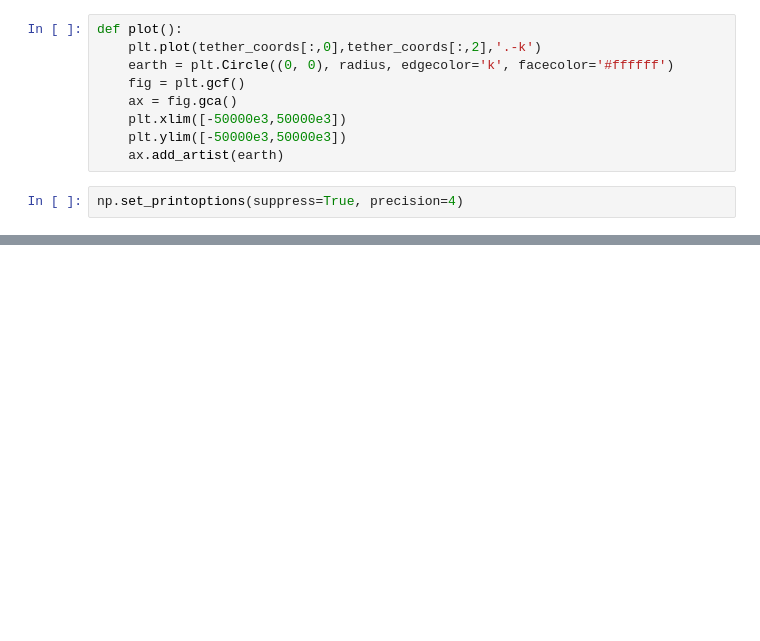
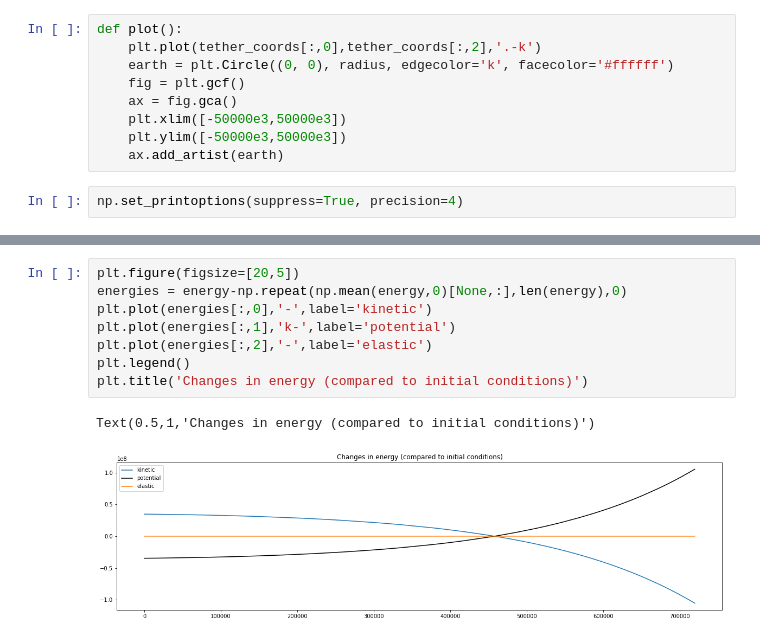
Before and after one commit to lionfish0/experimentation, a Jupyter notebook: Modelling Space Tether.ipynb, the cells around one changed output, grey strips where cells are left out. Cells and saved outputs as stored; diff of their text form; blank space fills up the shorter version.

```diff
--- a/Modelling Space Tether.ipynb
+++ b/Modelling Space Tether.ipynb
@@ -62,0 +76,11 @@ for it in range(3600*400):
+# %%
+plt.figure(figsize=[20,5])
+energies = energy-np.repeat(np.mean(energy,0)[None,:],len(energy),0)
+plt.plot(energies[:,0],'-',label='kinetic')
+plt.plot(energies[:,1],'k-',label='potential')
+plt.plot(energies[:,2],'-',label='elastic')
+plt.legend()
+plt.title('Changes in energy (compared to initial conditions)')
+# %% [output]
+Text(0.5,1,'Changes in energy (compared to initial conditions)')
+[figure, added]
```
Also changed, not shown: parts of 3 cells of this notebook.
